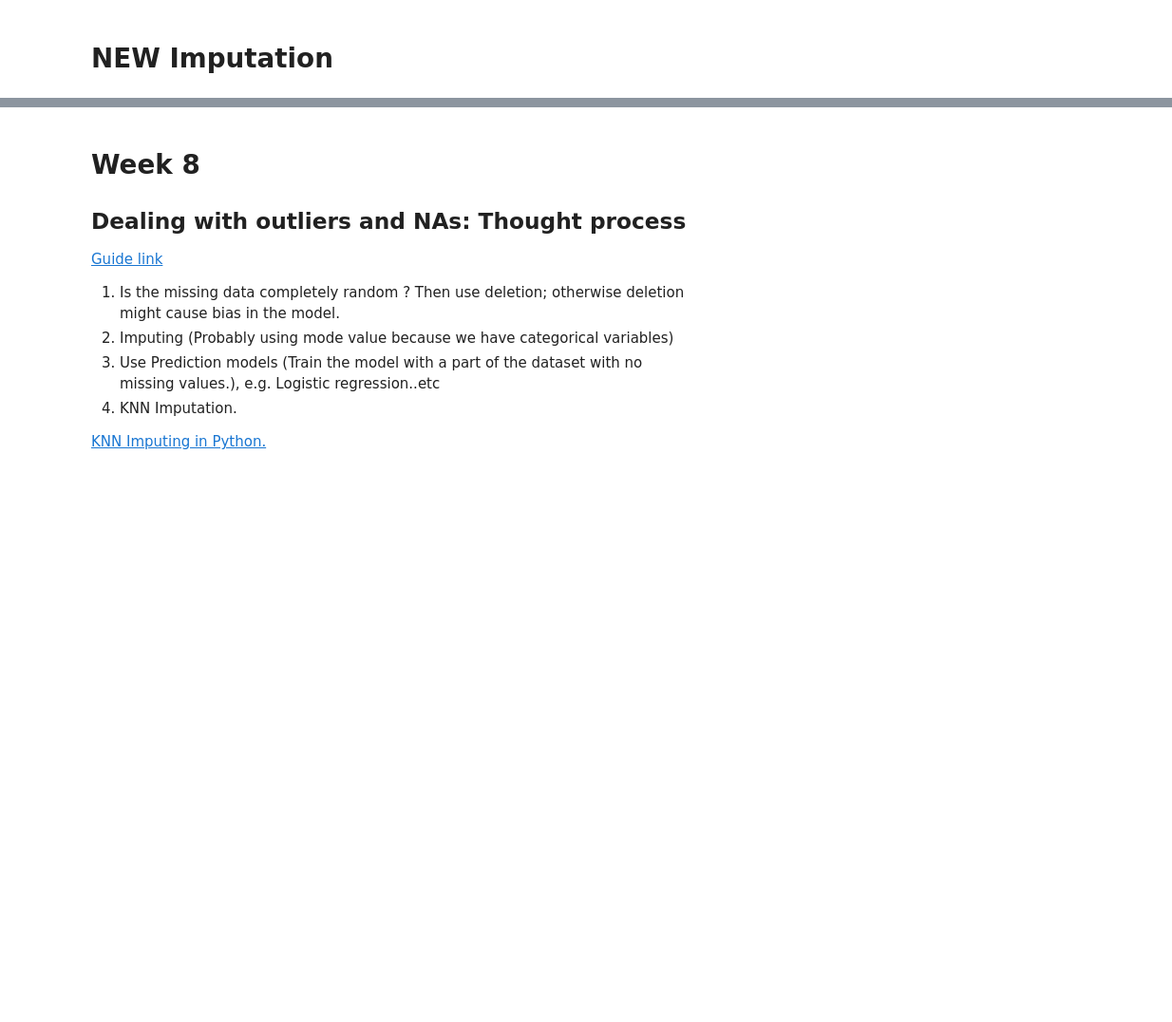
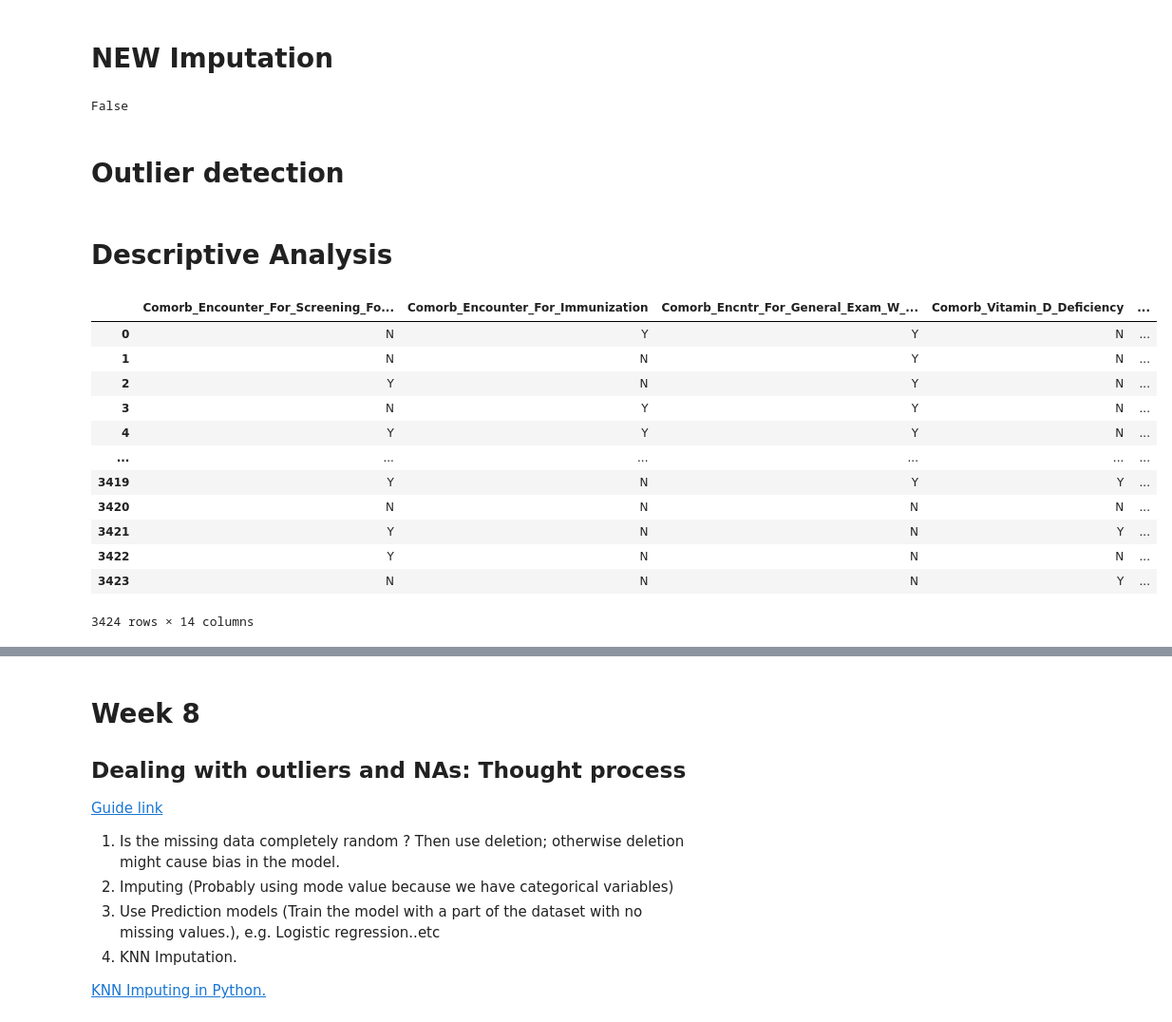
Before and after one commit to Omar-Safwat/HealthCare_project, a Jupyter notebook: Omar-Findings/Omar-Findings.ipynb, the cells around one changed output, grey strips where cells are left out. Shown at 95% size. Drawn from its saved outputs; the diff is of its cells as text; code cells hidden in the pictures; blank space fills up the shorter version.

```diff
--- a/Omar-Findings/Omar-Findings.ipynb
+++ b/Omar-Findings/Omar-Findings.ipynb
@@ -3,7 +4,7 @@ import pandas as pd
 import re
 # %%
 features = pd.read_excel('Healthcare_dataset.xlsx', engine='openpyxl', sheet_name='Feature Description')
-data = pd.read_excel('Healthcare_dataset.xlsx', engine='openpyxl', sheet_name='Dataset', na_values=['Uknown', 'Other/Unknown'])
+data = pd.read_excel('Healthcare_dataset.xlsx', engine='openpyxl', sheet_name='Dataset', na_values=['Unknown', 'Other/Unknown'])
 # %%
 idn = [i for i in data.columns if re.match("^idn*", i.lower()) != None]
 features.loc[features["Variable"] == 'IDN Indicator']
@@ -32,12 +31,22 @@ Name: Ethnicity, dtype: int64
 # %%
 #Map values to numbers
 columns_map = {}
+columns_decode = {}
 for col in data.columns:
     if str(data[col].dtype) == 'object':  #If it's a categorical variable
         val_map = {}
+        val_decode = {}
+        mapped_value = 0
         for idx, val in enumerate(data[col].unique()):
-            if data[col].notna().iloc[idx] == True: #If the value is not NaN add it to the mapping
-                val_map[val] = idx
+            not_na = True
+            if type(val) == float:
+                not_na = (np.isnan(val) != True)
+            if  not_na == True: #If the value is not NaN add it to the mapping
+                val_map[val] = mapped_value
+                val_decode[mapped_value] = val
+                mapped_value += 1
             columns_map[col] = val_map
-print(columns_map['Race'])
+            columns_decode[col] = val_decode
+
+print(columns_map['Ethnicity'])
 # %% [output]
@@ -91,10 +100,15 @@ for col in df.columns:
     if str(df[col].dtype) == 'object':
         df[col] = df[col].map(columns_map[col])
 
-
+df_filled = df.copy()
 imputer= KNNImputer(n_neighbors=5)
 df_filled = imputer.fit_transform(df_filled)
 df_filled = pd.DataFrame(df_filled, columns=df.columns).apply(round)
+df_filled.isna().any().any()
+# %% [output]
+False
+# %% [markdown]
+# Outlier detection
 # %%
 
 #New dataframe without outliers.
@@ -129,0 +142,23 @@ for i in outliers.keys():
+# %% [markdown]
+# Descriptive Analysis
+# %%
+#Reverse mapping for visual analysis(decode)
+for col in df_filled.columns:
+    if col in columns_decode.keys():
+        df_filled[col] = df_filled[col].map(columns_decode[col])
+#Filter data variables related to comorbidity
+df_filled.filter(regex='^Comorb*')
+# %% [output]
+|  | Comorb_Encounter_For_Screening_Fo... | Comorb_Encounter_For_Immunization | Comorb_Encntr_For_General_Exam_W_... | Comorb_Vitamin_D_Deficiency | ... |
+| 0 | N | Y | Y | N | ... |
+| 1 | N | N | Y | N | ... |
+| 2 | Y | N | Y | N | ... |
+| 3 | N | Y | Y | N | ... |
+| 4 | Y | Y | Y | N | ... |
+| ... | ... | ... | ... | ... | ... |
+| 3419 | Y | N | Y | Y | ... |
+| 3420 | N | N | N | N | ... |
+| 3421 | Y | N | N | Y | ... |
+| 3422 | Y | N | N | N | ... |
+| 3423 | N | N | N | Y | ... |
+3424 rows × 14 columns
```
Also changed, not shown: parts of 8 cells of this notebook.
